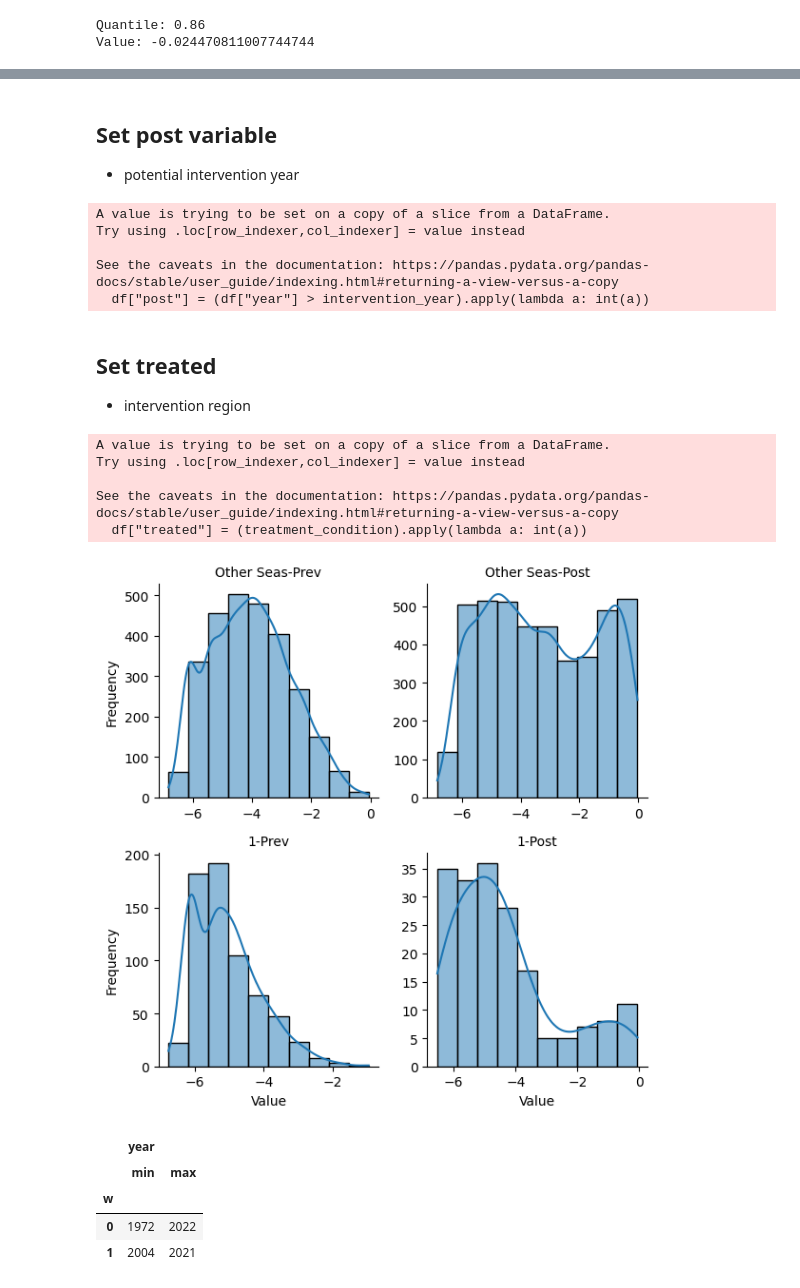
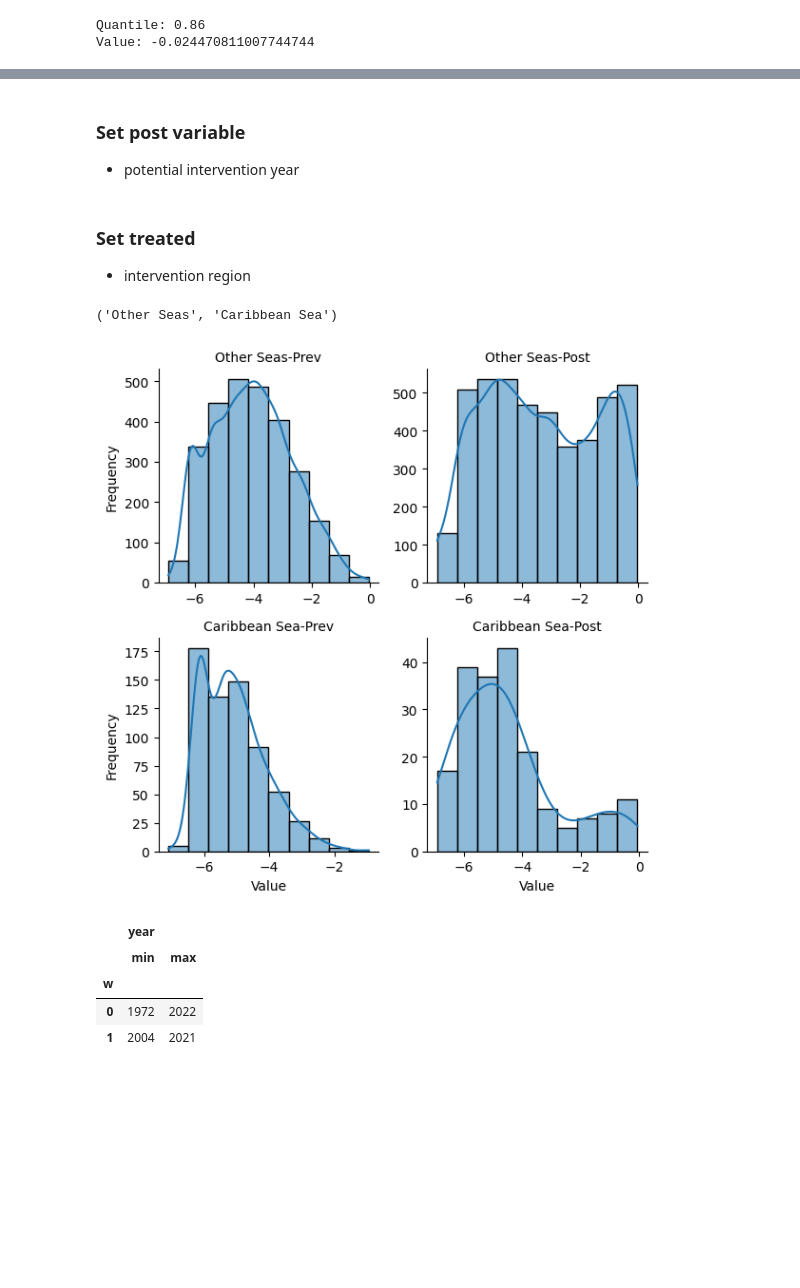
Before and after one commit to cloudjo21/kwazii, a Jupyter notebook: mmplastic/notebooks/did.ipynb, the cells around one changed output, grey strips where cells are left out. Saved outputs shown, nothing was run; the diff lists cells and outputs as text; code cells hidden in the pictures; blank space fills up the shorter version.

```diff
--- a/mmplastic/notebooks/did.ipynb
+++ b/mmplastic/notebooks/did.ipynb
@@ -113,6 +115,10 @@ higher_quantile = quantile
 # %% [output]
 Quantile: 0.86
 Value: -0.024470811007744744
+# %%
+# replace negative Inf to minimum value
+min_outcome_var_over_neginf = np.min(df[outcome_var][df[outcome_var] != -np.inf])
+df.loc[np.isneginf(df[outcome_var]), outcome_var] = min_outcome_var_over_neginf.item()
 # %%
 def find_quantile_over_threshold(df, column, threshold, quantile_range=(0, 1, 0.005)):
   """
@@ -230,16 +238,10 @@ sns.histplot(
 # %% [markdown]
-## Set post variable
+### Set post variable
 - potential intervention year
 # %%
 df["post"] = (df["year"] > intervention_year).apply(lambda a: int(a))
-# %% [output]
-A value is trying to be set on a copy of a slice from a DataFrame.
-Try using .loc[row_indexer,col_indexer] = value instead
-
-See the caveats in the documentation: https://pandas.pydata.org/pandas-docs/stable/user_guide/indexing.html#returning-a-view-versus-a-copy
-  df["post"] = (df["year"] > intervention_year).apply(lambda a: int(a))
 # %% [markdown]
-## Set treated
+### Set treated
 - intervention region
 # %%
 treatment_condition = (df[treatment_var] == treatment_var_value)
@@ -247,12 +249,10 @@ control_condition = (df[treatment_var] != treatment_var_value)
 # %%
 df["treated"] = (treatment_condition).apply(lambda a: int(a))
 # df["treated"] = (df["Oceans"] == "Pacific Ocean").apply(lambda a: int(a))
-# %% [output]
-A value is trying to be set on a copy of a slice from a DataFrame.
-Try using .loc[row_indexer,col_indexer] = value instead
-
-See the caveats in the documentation: https://pandas.pydata.org/pandas-docs/stable/user_guide/indexing.html#returning-a-view-versus-a-copy
-  df["treated"] = (treatment_condition).apply(lambda a: int(a))
+# %%
+control_var_dummy_value, multicat_treatment_var_value
+# %% [output]
+('Other Seas', 'Caribbean Sea')
 # %%
 df1 = df[control_condition & (df["post"] == False)]
 df1 = df1.assign(dataset=f'{control_var_dummy_value}-Prev')
@@ -261,36 +261,36 @@ df2 = df[control_condition & (df["post"] == True)]
 df2 = df2.assign(dataset=f'{control_var_dummy_value}-Post')
 
 df3 = df[treatment_condition & (df["post"] == False)]
-df3 = df3.assign(dataset=f'{treatment_var_value}-Prev')
+df3 = df3.assign(dataset=f'{multicat_treatment_var_value}-Prev')
 
 df4 = df[treatment_condition & (df["post"] == True)]
-df4 = df4.assign(dataset=f'{treatment_var_value}-Post')
+df4 = df4.assign(dataset=f'{multicat_treatment_var_value}-Post')
 # %%
 blocks_df = pd.DataFrame({
     f"{control_var_dummy_value}-Prev": df1[outcome_var],
     f"{control_var_dummy_value}-Post": df2[outcome_var],
-    f"{treatment_var_value}-Prev": df3[outcome_var],
-    f"{treatment_var_value}-Post": df4[outcome_var],
+    f"{multicat_treatment_var_value}-Prev": df3[outcome_var],
+    f"{multicat_treatment_var_value}-Post": df4[outcome_var],
 })
 
 # Reshape the DataFrame
 df_melt = pd.melt(blocks_df, var_name='Dataset', value_name='Value')
 
 # Creating a FacetGrid
 g = sns.FacetGrid(df_melt, col='Dataset', col_wrap=2, sharex=False, sharey=False)
 
 # Mapping the sns.histplot function to each subplot
 g.map(sns.histplot, 'Value', kde=True, bins=10, alpha=0.5)
 
 # Adding titles and labels
 g.set_titles('{col_name}')
 g.set_axis_labels('Value', 'Frequency')
 
 # Adjust layout
 plt.tight_layout()
 plt.show()
 # %% [output]
-[figure, old version]
+[figure, new version]
 # %%
 df.assign(
     w = lambda d: d["treated"] * d["post"]
```
Also changed, not shown: parts of 58 cells of this notebook, 13 other files.
